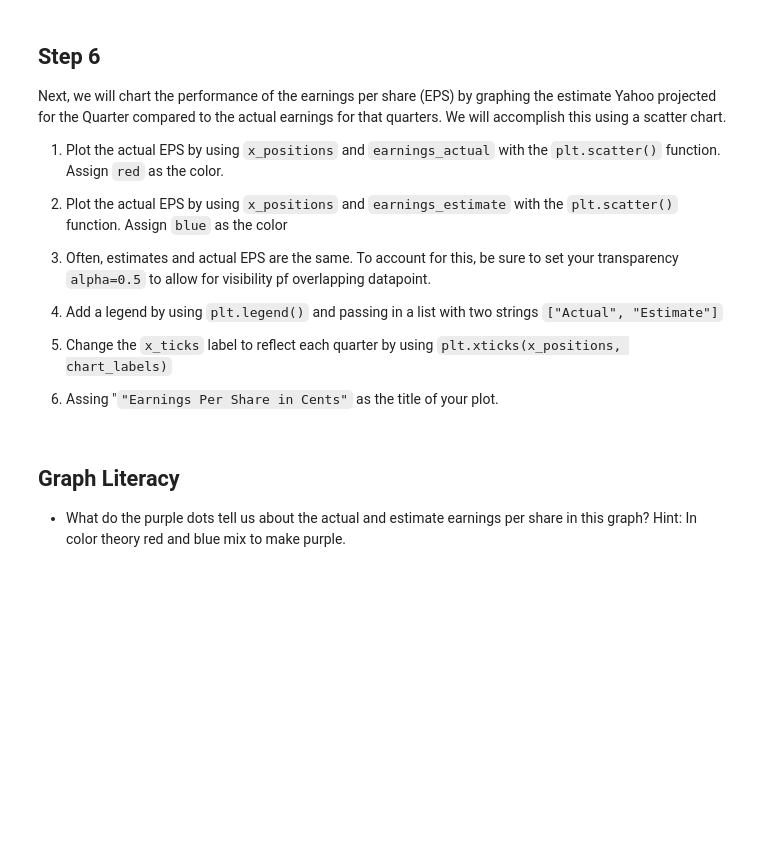
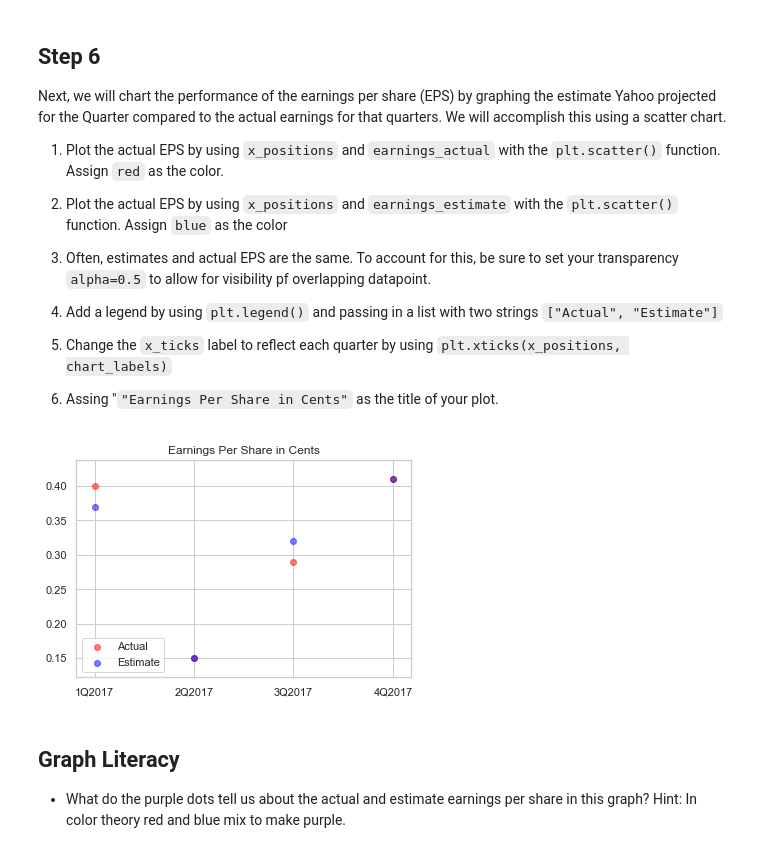
Before and after one commit to michael-s07/Netflix-Stocks-Capstone, a Jupyter notebook: netflix_visualizations.ipynb, the cells around one changed output. Drawn from its saved outputs; the diff is of its cells as text; code cells hidden in the pictures; blank space fills up the shorter version.

```diff
--- a/netflix_visualizations.ipynb
+++ b/netflix_visualizations.ipynb
@@ -257,8 +257,18 @@ Next, we will chart the performance of the earnings per share (EPS) by graphing
 # %%
 x_positions = [1, 2, 3, 4]
 chart_labels = ["1Q2017","2Q2017","3Q2017","4Q2017"]
 earnings_actual =[.4, .15,.29,.41]
 earnings_estimate = [.37,.15,.32,.41 ]
+
+plt.scatter(x_positions, earnings_actual, color = 'red', alpha = 0.5)
+plt.scatter(x_positions, earnings_estimate, color = 'blue', alpha = 0.5)
+plt.legend(['Actual', 'Estimate'])
+plt.xticks(x_positions, chart_labels)
+plt.title('Earnings Per Share in Cents')
+plt.savefig("Earnings Per Share in Cents.png")
+plt.show()
+# %% [output]
+[figure, added]
 # %% [markdown]
 ## Graph Literacy
 
```
Also changed, not shown: parts of 2 cells of this notebook, 1 other file.
